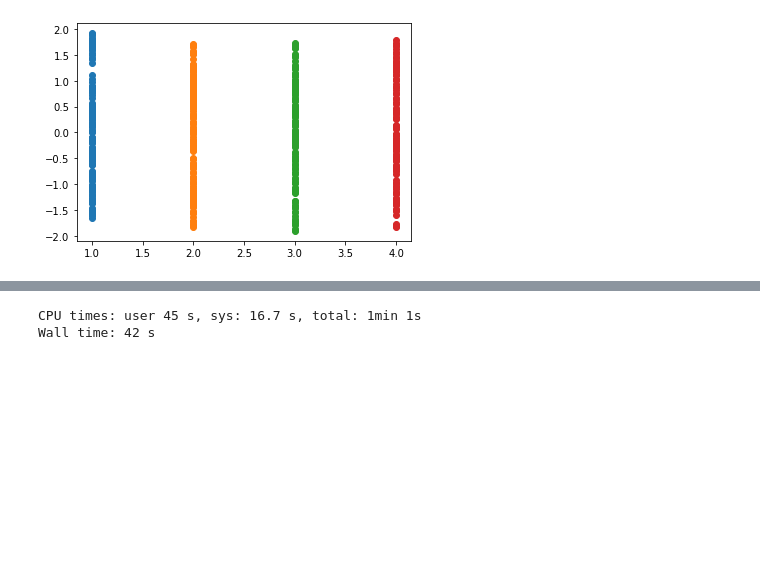
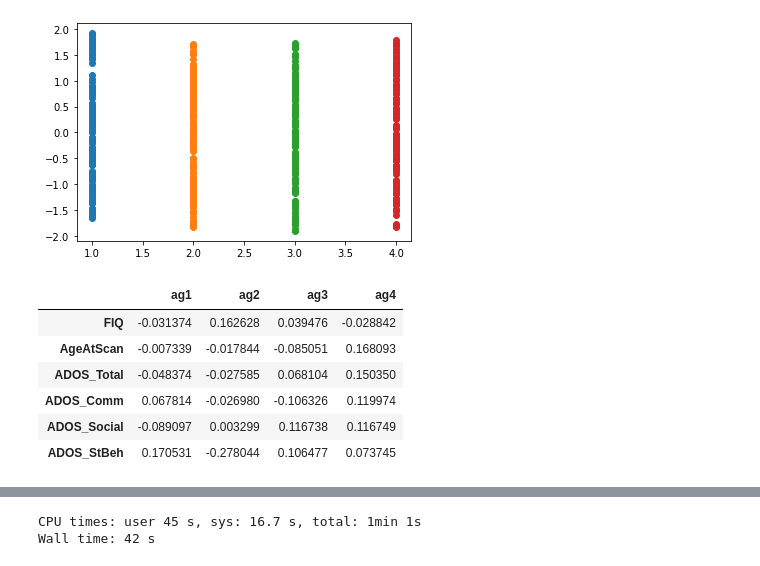
Before and after one commit to Aglinskas/BC-MRI-AE, a Jupyter notebook: Colab Notebooks/00-reviews-age-UMAPs.ipynb, the cells around one changed output, grey strips where cells are left out. Cells and saved outputs as stored; diff of their text form; code cells hidden in the pictures; blank space fills up the shorter version.

```diff
--- a/Colab Notebooks/00-reviews-age-UMAPs.ipynb
+++ b/Colab Notebooks/00-reviews-age-UMAPs.ipynb
@@ -115,0 +136,11 @@ for idx,mat in enumerate(mats):
+# %%
+corr_df = pd.DataFrame(arr,columns=age_group_lbls,index=keys)
+corr_df
+# %% [output]
+|  | ag1 | ag2 | ag3 | ag4 |
+| FIQ | -0.031374 | 0.162628 | 0.039476 | -0.028842 |
+| AgeAtScan | -0.007339 | -0.017844 | -0.085051 | 0.168093 |
+| ADOS_Total | -0.048374 | -0.027585 | 0.068104 | 0.150350 |
+| ADOS_Comm | 0.067814 | -0.026980 | -0.106326 | 0.119974 |
+| ADOS_Social | -0.089097 | 0.003299 | 0.116738 | 0.116749 |
+| ADOS_StBeh | 0.170531 | -0.278044 | 0.106477 | 0.073745 |
```
Also changed, not shown: parts of 7 cells of this notebook.
